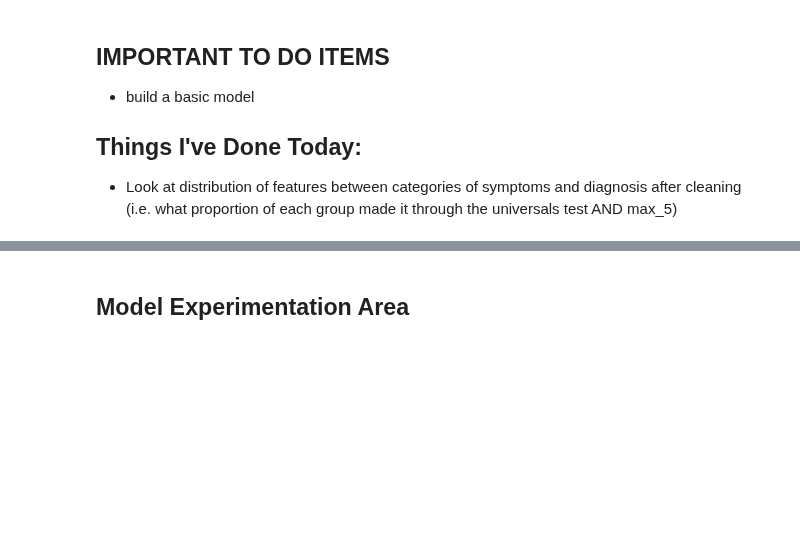
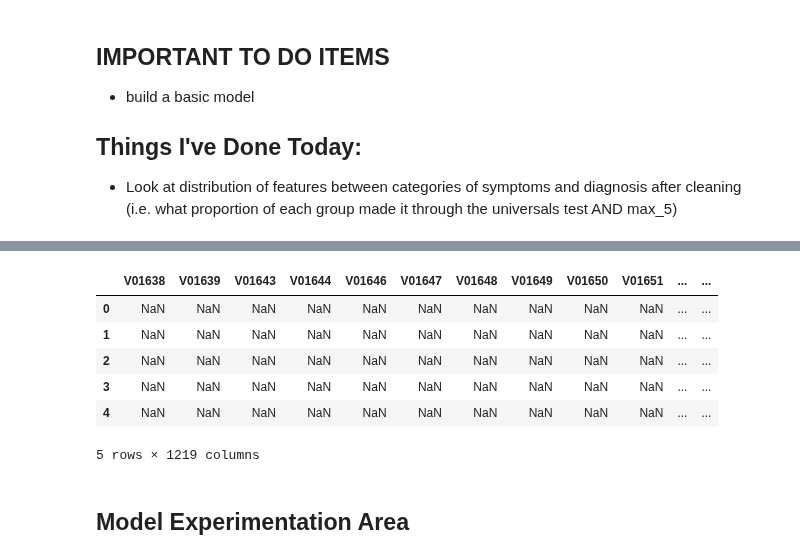
Before and after one commit to katieslayden/predicting_suicide_ideation, a Jupyter notebook: src/initial_exploration_of_data.ipynb, the cells around one changed output, grey strips where cells are left out. Drawn from its saved outputs; the diff is of its cells as text; code cells hidden in the pictures; blank space fills up the shorter version.

```diff
--- a/src/initial_exploration_of_data.ipynb
+++ b/src/initial_exploration_of_data.ipynb
@@ -177,5 +160,15 @@ my_y = df['suicide_ideation']
 # %%
-my_X = df.loc[:, df.columns != 'suicide_ideation']
+my_X = suic_df.loc[:, suic_df.columns != 'suicide_ideation']
+# %%
+my_X.head()
+# %% [output]
+|  | V01638 | V01639 | V01643 | V01644 | V01646 | V01647 | V01648 | V01649 | V01650 | V01651 | ... | ... |
+| 0 | NaN | NaN | NaN | NaN | NaN | NaN | NaN | NaN | NaN | NaN | ... | ... |
+| 1 | NaN | NaN | NaN | NaN | NaN | NaN | NaN | NaN | NaN | NaN | ... | ... |
+| 2 | NaN | NaN | NaN | NaN | NaN | NaN | NaN | NaN | NaN | NaN | ... | ... |
+| 3 | NaN | NaN | NaN | NaN | NaN | NaN | NaN | NaN | NaN | NaN | ... | ... |
+| 4 | NaN | NaN | NaN | NaN | NaN | NaN | NaN | NaN | NaN | NaN | ... | ... |
+5 rows × 1219 columns
 # %%
 def print_scores(y_test, predictions):
     print('Accuracy:', accuracy_score(y_test, predictions))
```
Also changed, not shown: parts of 66 cells of this notebook, 10 other files.
